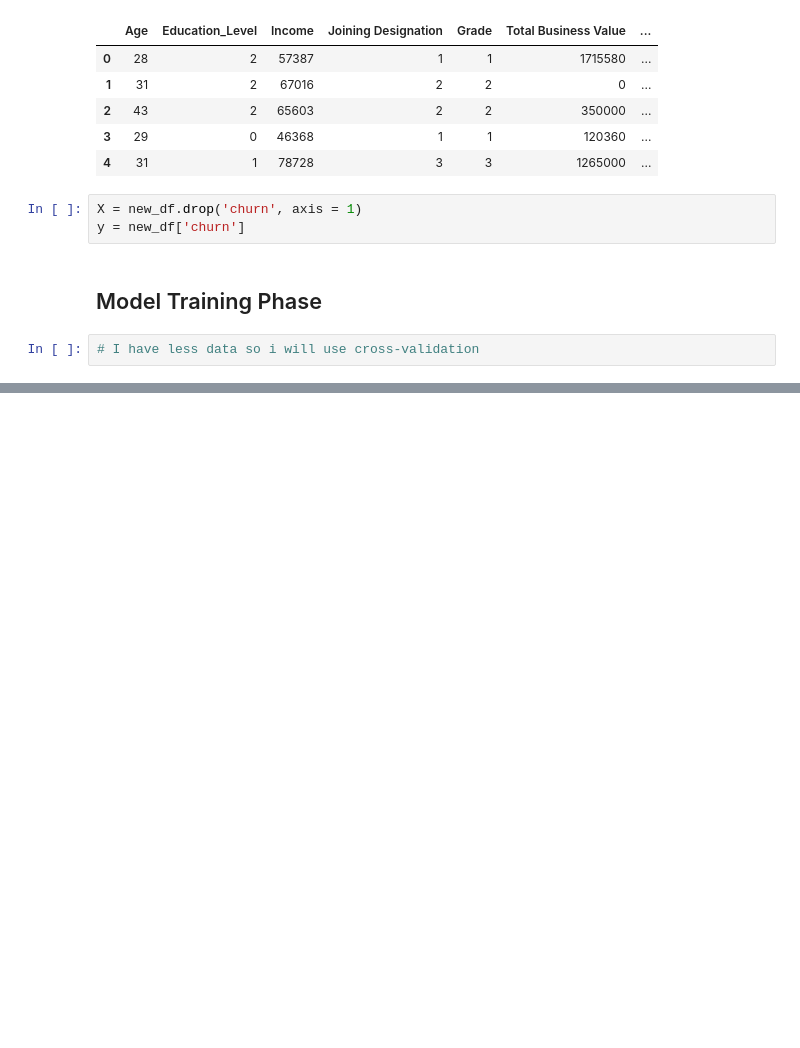
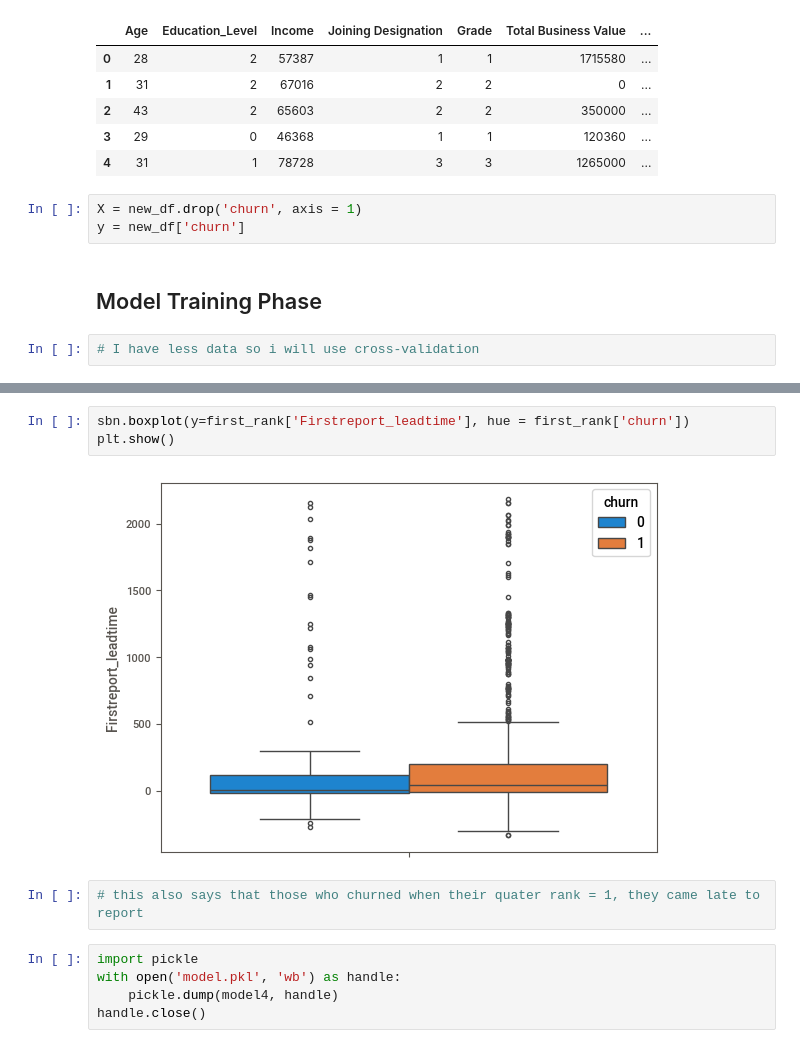
Before and after one commit to BhammarArjun/OLA, a Jupyter notebook: eda.ipynb, the cells around one changed output, grey strips where cells are left out. Drawn from its saved outputs; the diff is of its cells as text; blank space fills up the shorter version.

```diff
--- a/eda.ipynb
+++ b/eda.ipynb
@@ -221,0 +484,12 @@ from sklearn.preprocessing import MinMaxScaler
+# %%
+sbn.boxplot(y=first_rank['Firstreport_leadtime'], hue = first_rank['churn'])
+plt.show()
+# %% [output]
+[figure, added]
+# %%
+# this also says that those who churned when their quater rank = 1, they came late to report
+# %%
+import pickle
+with open('model.pkl', 'wb') as handle:
+    pickle.dump(model4, handle)
+handle.close()
```
Also changed, not shown: parts of 28 cells of this notebook, 4 other files.
